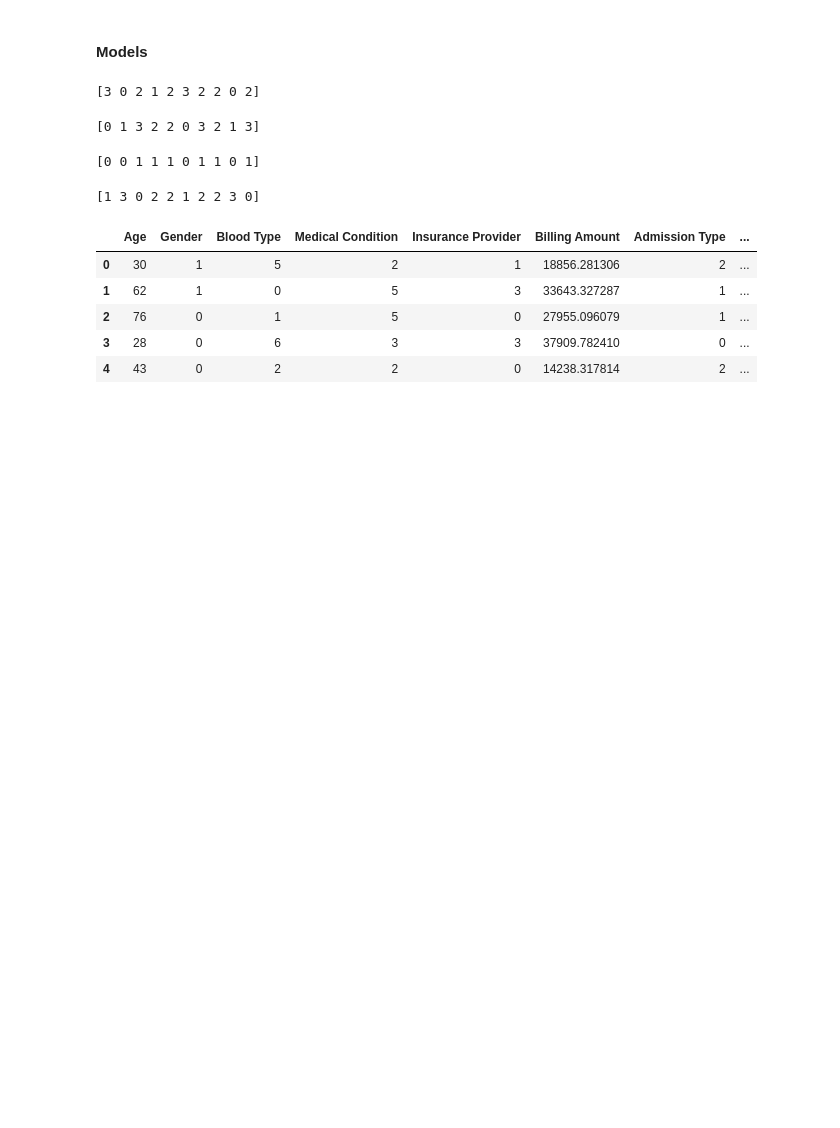
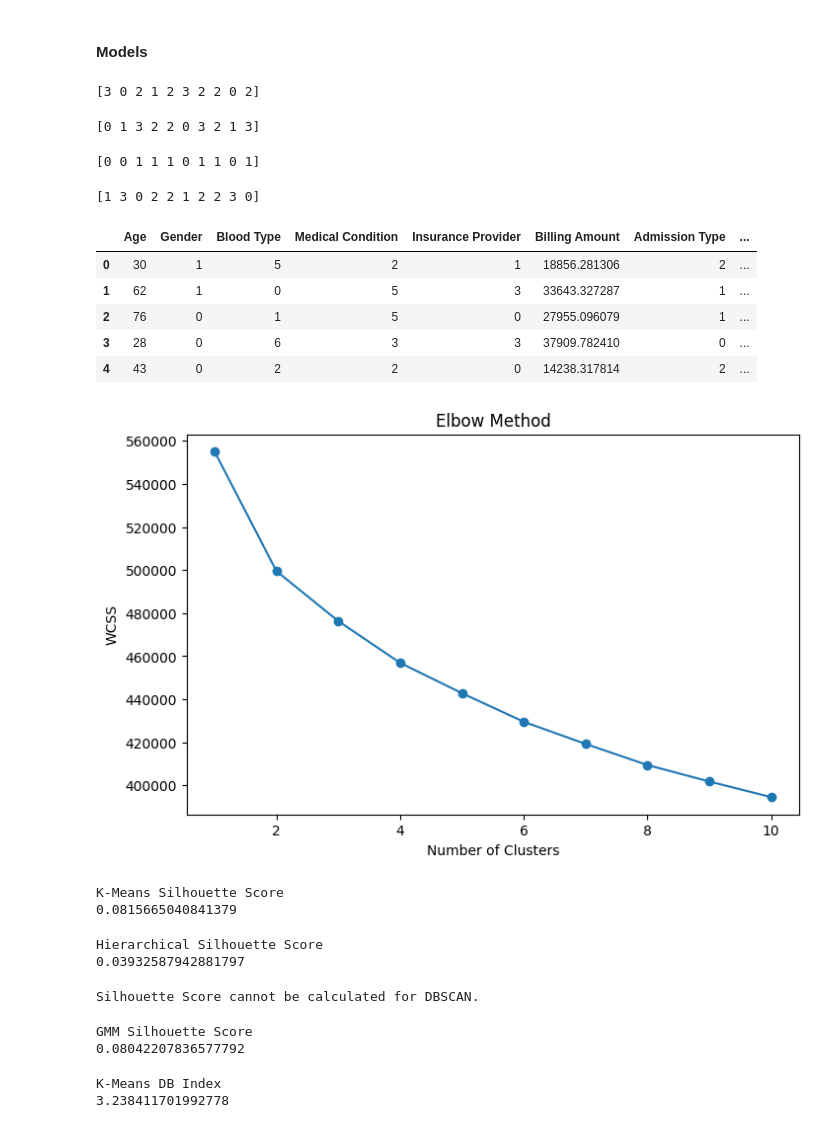
Before and after one commit to sainibunty2309-del/Healthcare-Prediction, a Jupyter notebook: healthcare.ipynb, the cells around one changed output. Drawn from its saved outputs; the diff is of its cells as text; code cells hidden in the pictures; blank space fills up the shorter version.

Commit message:
cluster determinatiion

```diff
--- a/healthcare.ipynb
+++ b/healthcare.ipynb
@@ -554,0 +559,71 @@ df.head()
+# %%
+# elbow method
+
+wcss = []
+
+for i in range(1,11):
+
+    model = KMeans(
+        n_clusters=i,
+        random_state=42,
+        n_init=10
+    )
+
+    model.fit(scaled_df)
+
+    wcss.append(model.inertia_)
+# %%
+plt.figure(figsize=(8,5))
+
+plt.plot(range(1,11), wcss, marker="o")
+
+plt.title("Elbow Method")
+
+plt.xlabel("Number of Clusters")
+
+plt.ylabel("WCSS")
+
+plt.show()
+# %% [output]
+[figure, added]
+# %%
+# silhouette score
+
+print("K-Means Silhouette Score")
+print(silhouette_score(scaled_df, kmeans_labels))
+# %% [output]
+K-Means Silhouette Score
+0.0815665040841379
+# %%
+print("Hierarchical Silhouette Score")
+print(silhouette_score(scaled_df, hc_labels))
+# %% [output]
+Hierarchical Silhouette Score
+0.03932587942881797
+# %%
+# DBSCAN
+
+if len(set(dbscan_labels)) > 1 and -1 in dbscan_labels:
+
+    print("DBSCAN Silhouette Score")
+    print(silhouette_score(scaled_df, dbscan_labels))
+
+else:
+
+    print("Silhouette Score cannot be calculated for DBSCAN.")
+# %% [output]
+Silhouette Score cannot be calculated for DBSCAN.
+# %%
+print("GMM Silhouette Score")
+print(silhouette_score(scaled_df, gmm_labels))
+# %% [output]
+GMM Silhouette Score
+0.08042207836577792
+# %%
+# Davies boulin index
+
+print("K-Means DB Index")
+print(davies_bouldin_score(scaled_df, kmeans_labels))
+# %% [output]
+K-Means DB Index
+3.238411701992778
```
Also changed, not shown: parts of 8 cells of this notebook.
